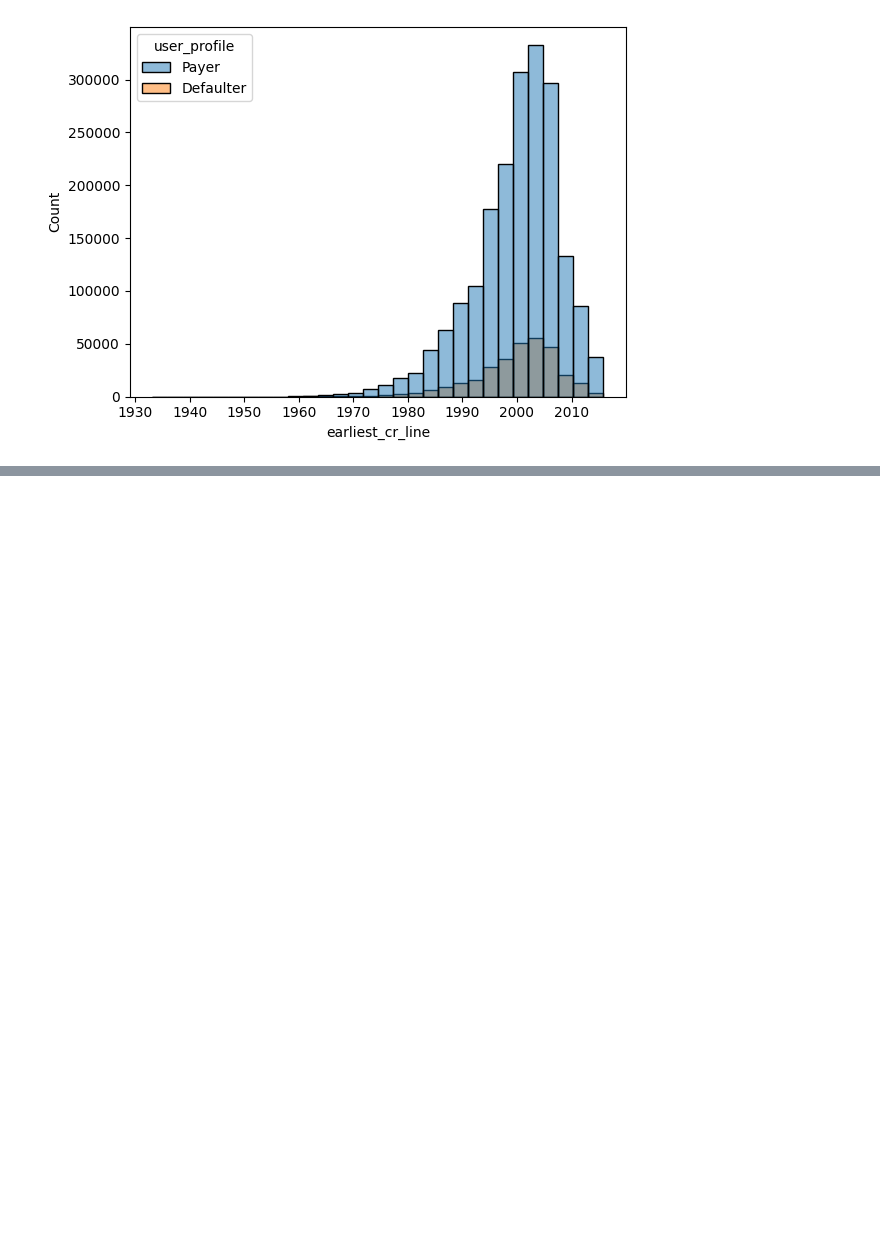
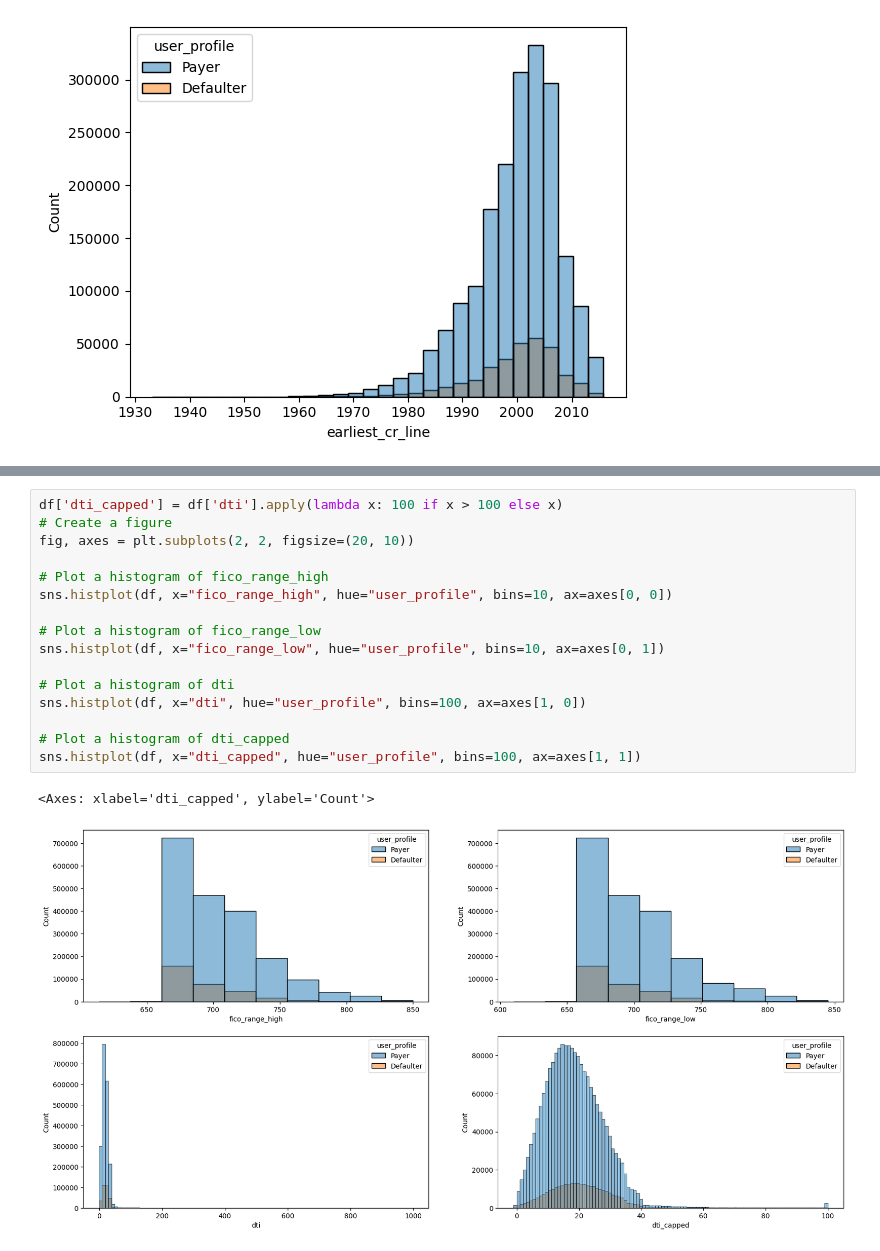
Before and after one commit to Kritika-19/loan-lending, a Jupyter notebook: notebooks/eda.ipynb, the cells around one changed output, grey strips where cells are left out. Drawn from its saved outputs; the diff is of its cells as text; blank space fills up the shorter version.

```diff
--- a/notebooks/eda.ipynb
+++ b/notebooks/eda.ipynb
@@ -389,0 +358,19 @@ Name: annual_inc, Length: 2260701, dtype: float64>
+# %%
+df['dti_capped'] = df['dti'].apply(lambda x: 100 if x > 100 else x)
+# Create a figure
+fig, axes = plt.subplots(2, 2, figsize=(20, 10))
+
+# Plot a histogram of fico_range_high
+sns.histplot(df, x="fico_range_high", hue="user_profile", bins=10, ax=axes[0, 0])
+
+# Plot a histogram of fico_range_low
+sns.histplot(df, x="fico_range_low", hue="user_profile", bins=10, ax=axes[0, 1])
+
+# Plot a histogram of dti
+sns.histplot(df, x="dti", hue="user_profile", bins=100, ax=axes[1, 0])
+
+# Plot a histogram of dti_capped
+sns.histplot(df, x="dti_capped", hue="user_profile", bins=100, ax=axes[1, 1])
+# %% [output]
+<Axes: xlabel='dti_capped', ylabel='Count'>
+[figure, added]
```
Also changed, not shown: parts of 16 cells of this notebook.
